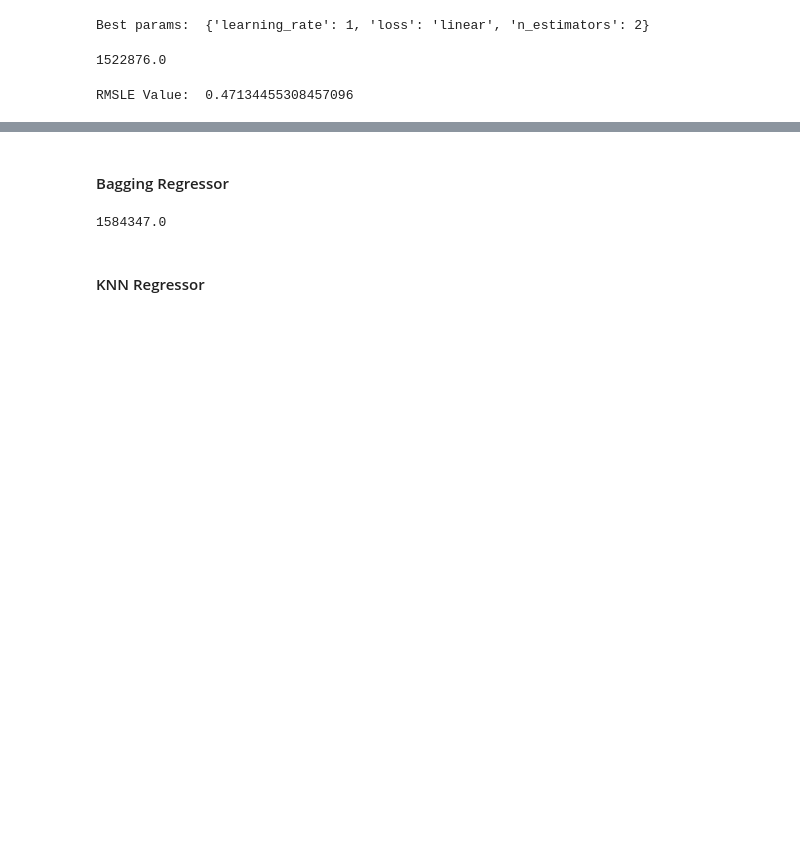
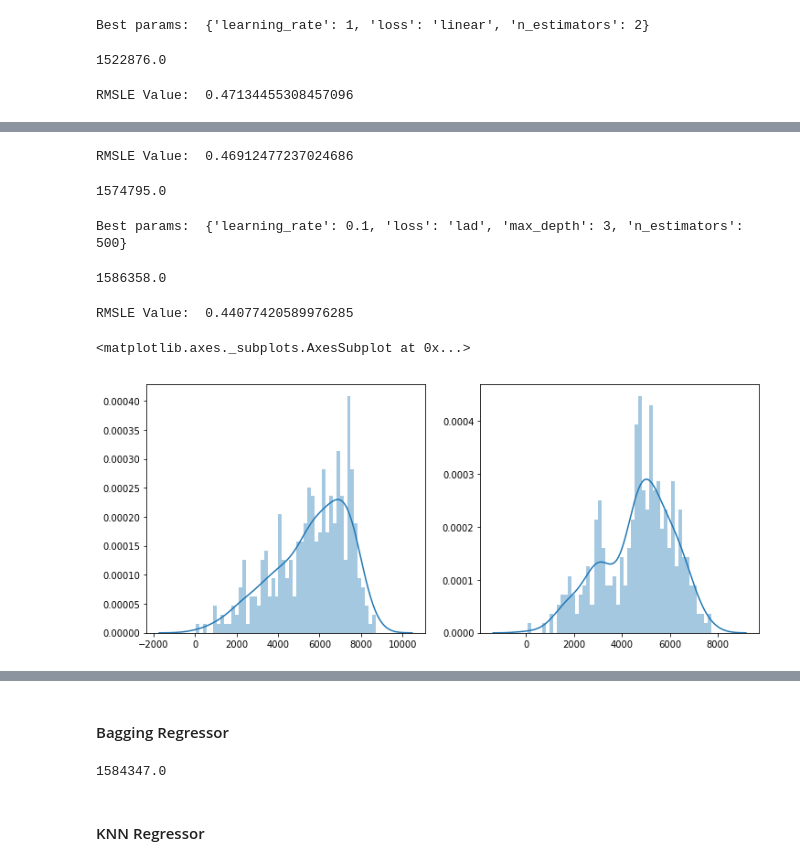
Before and after one commit to santi81/bike_sharing, a Jupyter notebook: Bike_renting-Results.ipynb, the cells around one changed output, grey strips where cells are left out. Cells and saved outputs as stored; diff of their text form; code cells hidden in the pictures; blank space fills up the shorter version.

```diff
--- a/Bike_renting-Results.ipynb
+++ b/Bike_renting-Results.ipynb
@@ -255,0 +253,56 @@ The regressors are trained using randomized search and cross-validation to ident
+# %%
+print ("RMSLE Value: ",rmsle(actual_predictions,model_predictions_gbr))
+# %% [output]
+RMSLE Value:  0.46912477237024686
+# %%
+num_est = [1, 2, 3, 10,50,100,200,300,500]
+learning_rate = [0.01,0.1,0.5,1]
+loss = ['ls', 'lad', 'huber', 'quantile']
+max_depth = [1,3,5,10,20]
+params_dict={'n_estimators':num_est,'learning_rate': learning_rate,'loss':loss, 'max_depth': max_depth}
+clf_gbr=GridSearchCV(estimator=GradientBoostingRegressor(),param_grid=params_dict,scoring='neg_mean_squared_error')
+clf_gbr.fit(X_train,y_train)
+pred_gbr=clf_gbr.predict(X_test)
+model_predictions_gbr = convertToPrediction(y_for_calculations,pred_gbr)
+print(profit(actual_predictions,model_predictions_gbr).sum())
+# %% [output]
+1574795.0
+# %%
+print("Best params: ", clf_gbr.best_params_)
+# %% [output]
+Best params:  {'learning_rate': 0.1, 'loss': 'lad', 'max_depth': 3, 'n_estimators': 500}
+# %%
+from sklearn.ensemble import GradientBoostingRegressor
+
+gbr = GradientBoostingRegressor(learning_rate = 0.1, loss = 'lad', max_depth =  3, n_estimators =  500)
+
+estimator_gbr = pipeline.Pipeline(steps = [
+    ('model_fitting', gbr)
+    ]
+)
+estimator_gbr.fit(X_train, y_train)
+pred_gbr = estimator_gbr.predict(X_test)
+model_predictions_gbr = convertToPrediction(y_for_calculations,pred_gbr)
+print(profit(actual_predictions,model_predictions_gbr).sum())
+# %% [output]
+1586358.0
+# %%
+print ("RMSLE Value: ",rmsle(actual_predictions,model_predictions_gbr))
+# %% [output]
+RMSLE Value:  0.44077420589976285
+# %%
+import seaborn as sn
+fig,(ax1,ax2)= plt.subplots(ncols=2)
+#plotting two figures
+
+fig.set_size_inches(12,5)
+#dimensions of each figure
+
+sn.distplot(actual_predictions,ax=ax1,bins=50)
+#plotting the original test data on axis 1
+
+sn.distplot(model_predictions_gbr,ax=ax2,bins=50)
+#plotting predicted values of GBM
+# %% [output]
+<matplotlib.axes._subplots.AxesSubplot at 0x...>
+[figure, added]
```
Also changed, not shown: parts of 30 cells of this notebook.
